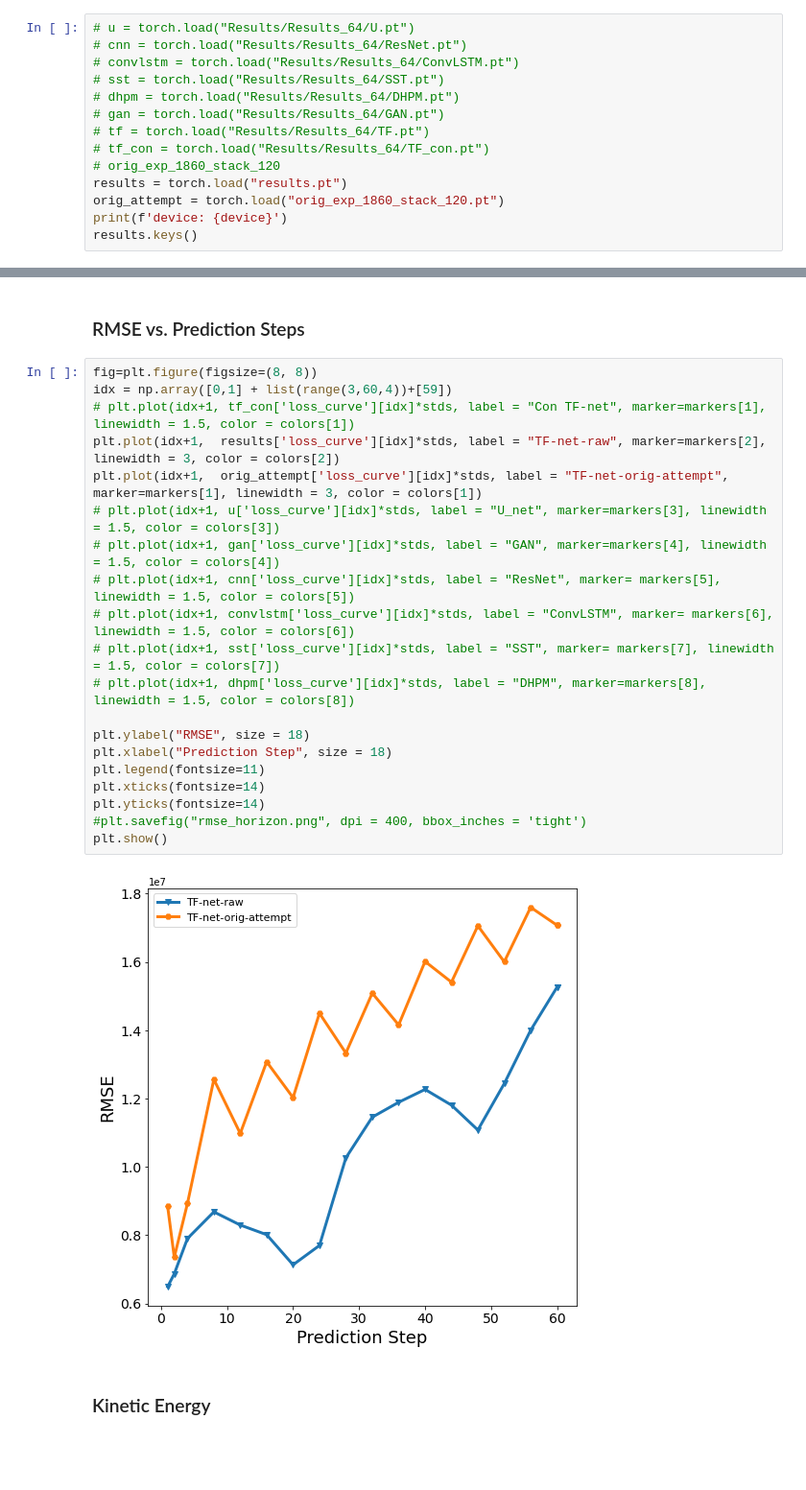
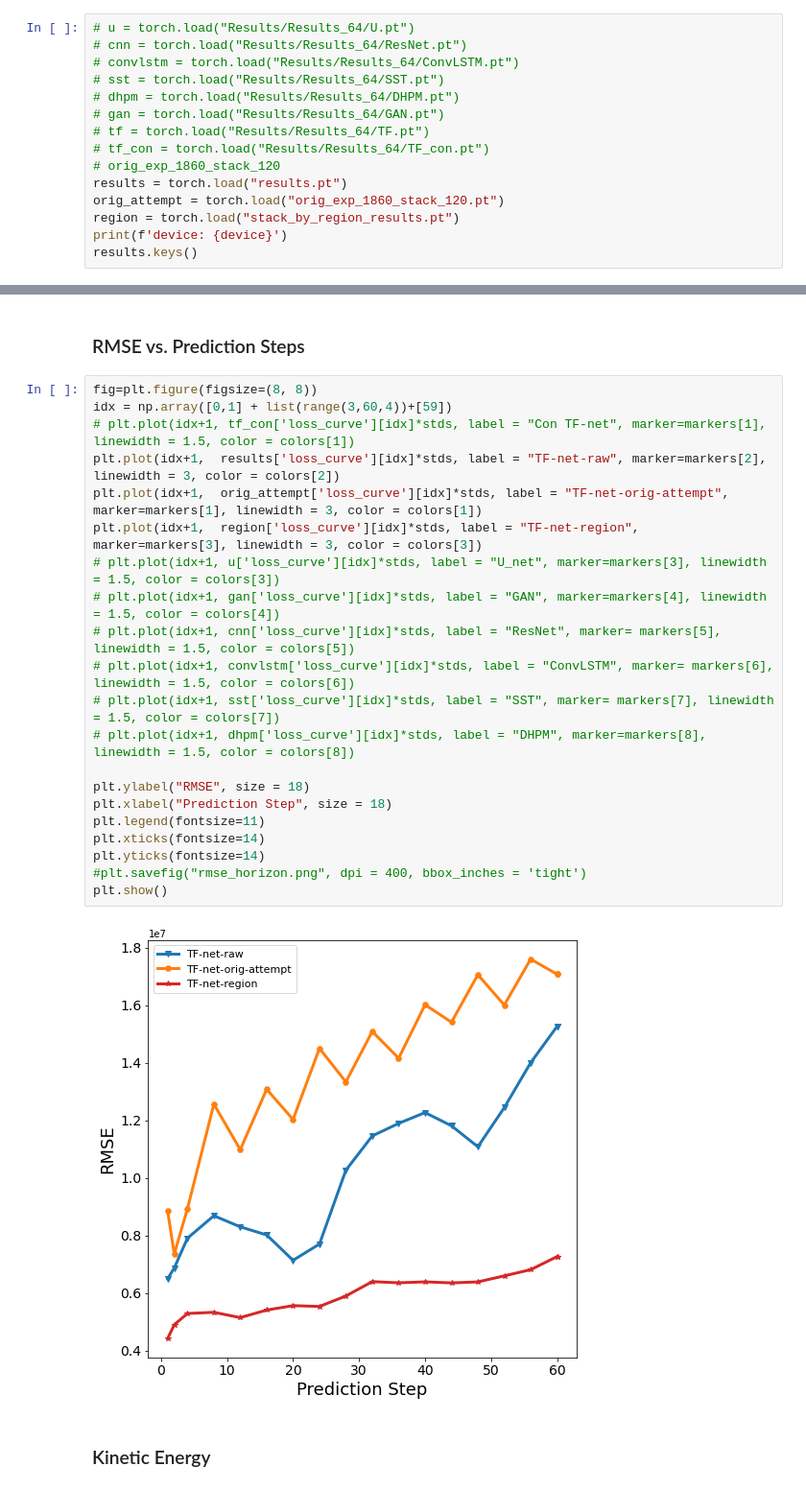
Before and after one commit to tailintalent/Turbulent-Flow-Nets, a Jupyter notebook: Evaluation/Evaluation-Raw.ipynb, the cells around one changed output, grey strips where cells are left out. Shown at 96% size. Saved outputs shown, nothing was run; the diff lists cells and outputs as text; blank space fills up the shorter version.

```diff
--- a/Evaluation/Evaluation-Raw.ipynb
+++ b/Evaluation/Evaluation-Raw.ipynb
@@ -27,6 +27,7 @@ device = torch.device("cuda:3" if torch.cuda.is_available() else "cpu")
 # orig_exp_1860_stack_120
 results = torch.load("results.pt")
 orig_attempt = torch.load("orig_exp_1860_stack_120.pt")
+region = torch.load("stack_by_region_results.pt")
 print(f'device: {device}')
 results.keys()
 # %% [output]
@@ -51,25 +54,26 @@ print(preds[2].shape)
 # %%
 fig=plt.figure(figsize=(8, 8))
 idx = np.array([0,1] + list(range(3,60,4))+[59])
 # plt.plot(idx+1, tf_con['loss_curve'][idx]*stds, label = "Con TF-net", marker=markers[1], linewidth = 1.5, color = colors[1])
 plt.plot(idx+1,  results['loss_curve'][idx]*stds, label = "TF-net-raw", marker=markers[2], linewidth = 3, color = colors[2])
 plt.plot(idx+1,  orig_attempt['loss_curve'][idx]*stds, label = "TF-net-orig-attempt", marker=markers[1], linewidth = 3, color = colors[1])
+plt.plot(idx+1,  region['loss_curve'][idx]*stds, label = "TF-net-region", marker=markers[3], linewidth = 3, color = colors[3])
 # plt.plot(idx+1, u['loss_curve'][idx]*stds, label = "U_net", marker=markers[3], linewidth = 1.5, color = colors[3])
 # plt.plot(idx+1, gan['loss_curve'][idx]*stds, label = "GAN", marker=markers[4], linewidth = 1.5, color = colors[4])
 # plt.plot(idx+1, cnn['loss_curve'][idx]*stds, label = "ResNet", marker= markers[5], linewidth = 1.5, color = colors[5])
 # plt.plot(idx+1, convlstm['loss_curve'][idx]*stds, label = "ConvLSTM", marker= markers[6], linewidth = 1.5, color = colors[6])
 # plt.plot(idx+1, sst['loss_curve'][idx]*stds, label = "SST", marker= markers[7], linewidth = 1.5, color = colors[7])
 # plt.plot(idx+1, dhpm['loss_curve'][idx]*stds, label = "DHPM", marker=markers[8], linewidth = 1.5, color = colors[8])
 
 plt.ylabel("RMSE", size = 18)
 plt.xlabel("Prediction Step", size = 18)
 plt.legend(fontsize=11)
 plt.xticks(fontsize=14)
 plt.yticks(fontsize=14)
 #plt.savefig("rmse_horizon.png", dpi = 400, bbox_inches = 'tight')
 plt.show()
 # %% [output]
-[figure, old version]
+[figure, new version]
 # %% [markdown]
 ### Kinetic Energy
 # %%
```
Also changed, not shown: parts of 7 cells of this notebook, 1 other file.
